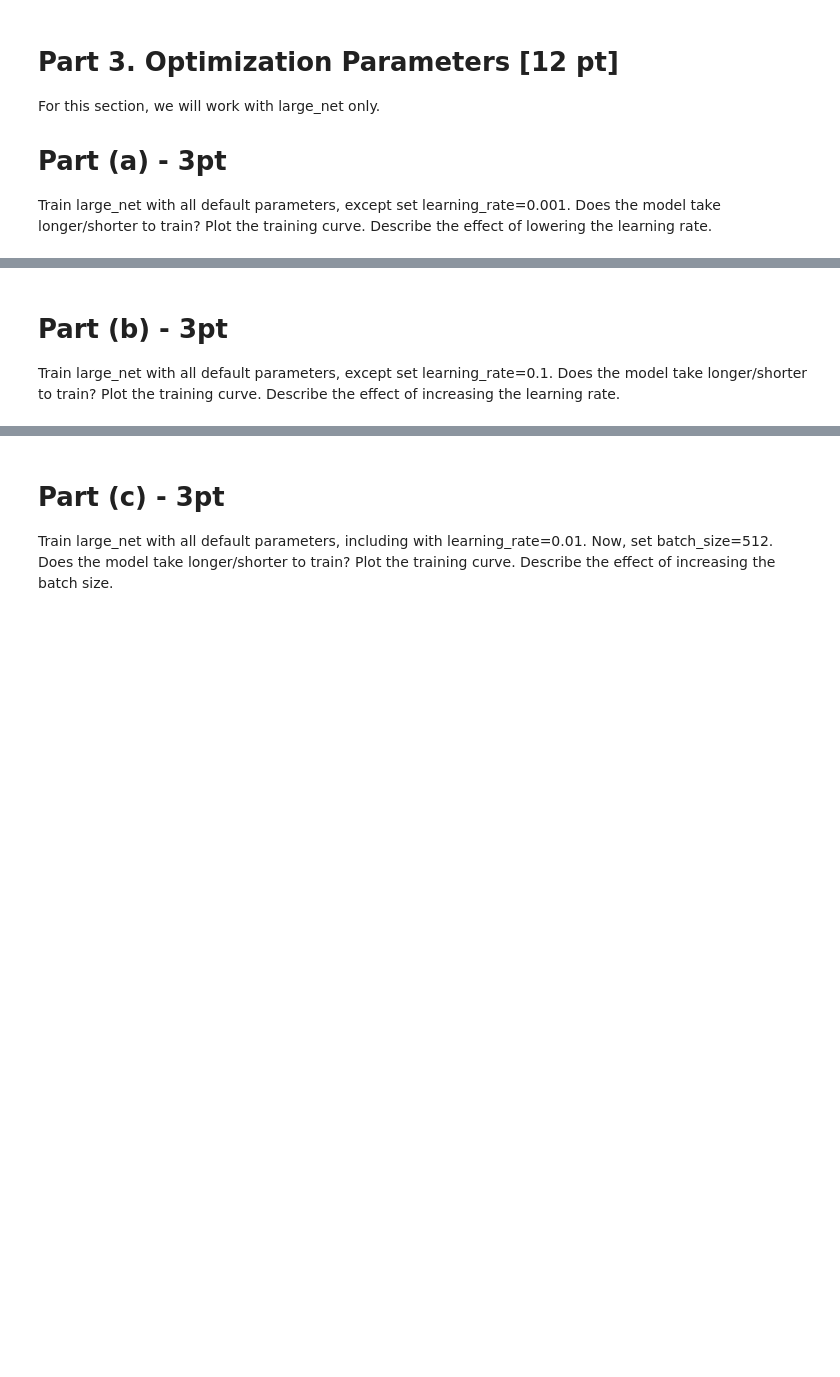
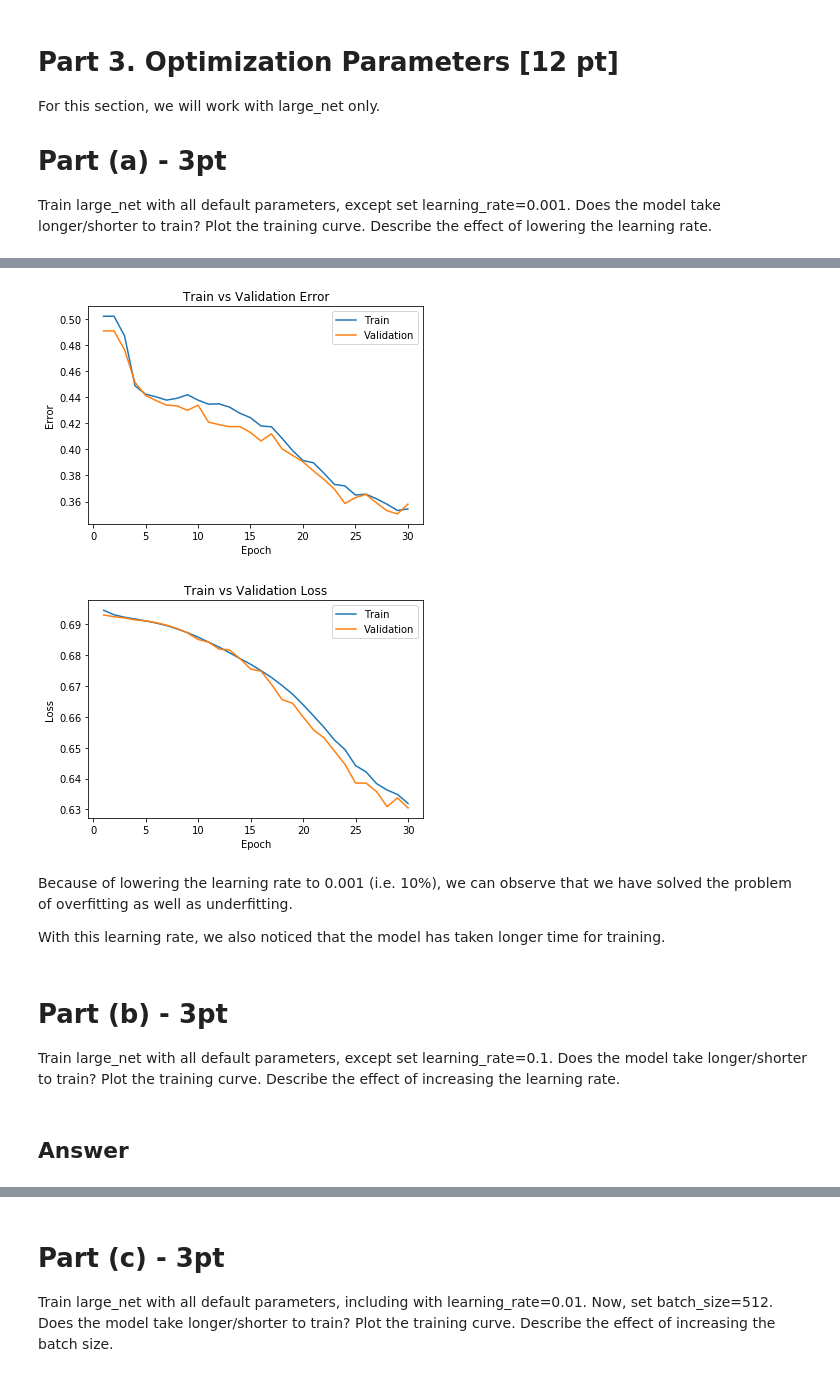
Before and after one commit to faisal3325/cnn, a Jupyter notebook: Project2.ipynb, the cells around one changed output, grey strips where cells are left out. Drawn from its saved outputs; the diff is of its cells as text; code cells hidden in the pictures; blank space fills up the shorter version.

```diff
--- a/Project2.ipynb
+++ b/Project2.ipynb
@@ -710,3 +757,15 @@ large_net = LargeNet()
+# %%
+model_path = get_model_name("large", batch_size=64, learning_rate=0.001, epoch=29)
+plot_training_curve(model_path)
+# %% [output]
+[figure, added]
+[figure, added]
+# %% [markdown]
+Because of lowering the learning rate to 0.001 (i.e. 10%), we can observe that we have solved the problem of overfitting as well as underfitting.
+
+With this learning rate, we also noticed that the model has taken longer time for training.
 # %% [markdown]
 # Part (b) - 3pt
 Train large_net with all default parameters, except set learning_rate=0.1. Does the model take longer/shorter to train? Plot the training curve. Describe the effect of increasing the learning rate.
+# %% [markdown]
+## **Answer**
```
Also changed, not shown: parts of 38 cells of this notebook.
